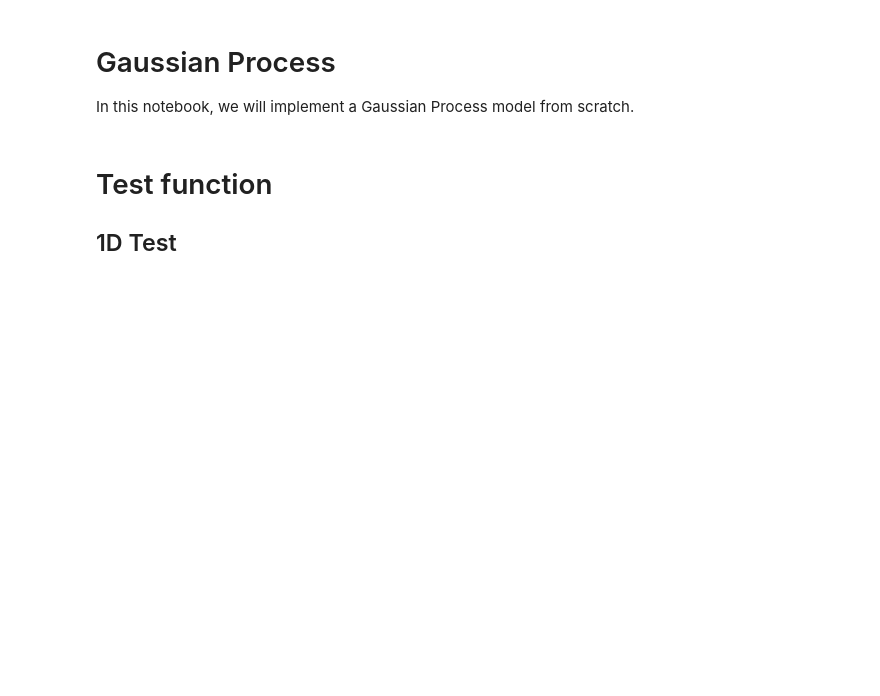
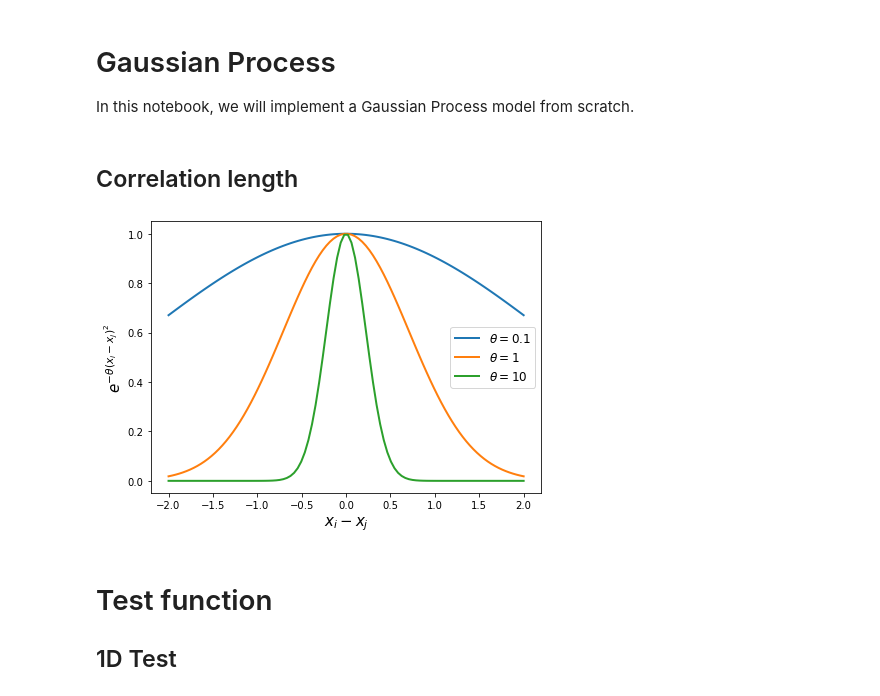
Before and after one commit to ShuaiGuo16/Gaussian-Process, a Jupyter notebook: Gaussian_Process.ipynb, the cells around one changed output. Cells and saved outputs as stored; diff of their text form; code cells hidden in the pictures; blank space fills up the shorter version.

Commit message:
Add correlation figure

```diff
--- a/Gaussian_Process.ipynb
+++ b/Gaussian_Process.ipynb
@@ -13,6 +13,30 @@ import seaborn as sns
 import pandas as pd
 
 %matplotlib inline
+# %% [markdown]
+## Correlation length
+# %%
+# Define parameter range and theta values
+shift = np.linspace(-2, 2, 100)
+thetas = np.array([0.1,1,10])
+
+# Calculate correlation under various theta values
+corrs = [np.exp(-theta*shift**2) for theta in thetas]
+# %%
+# Visualize results
+fig, ax = plt.subplots(figsize=(7,5))
+
+# Define labels
+labels = [r'$\theta=0.1$', r'$\theta=1$', r'$\theta=10$']
+
+for i in range(thetas.shape[0]):
+    ax.plot(shift, corrs[i], label=labels[i], lw=2)
+ax.legend(fontsize=12)
+ax.set_xlabel(r'$x_i-x_j$', fontsize=15)
+ax.set_ylabel(r'$e^{-\theta (x_i-x_j)^2}$', fontsize=15);
+plt.savefig('./images/Correlation_strength')
+# %% [output]
+[figure, added]
 # %%
 class GaussianProcess:
     """A Gaussian Process class that trains and predicts
```
Also changed, not shown: 1 other file.
